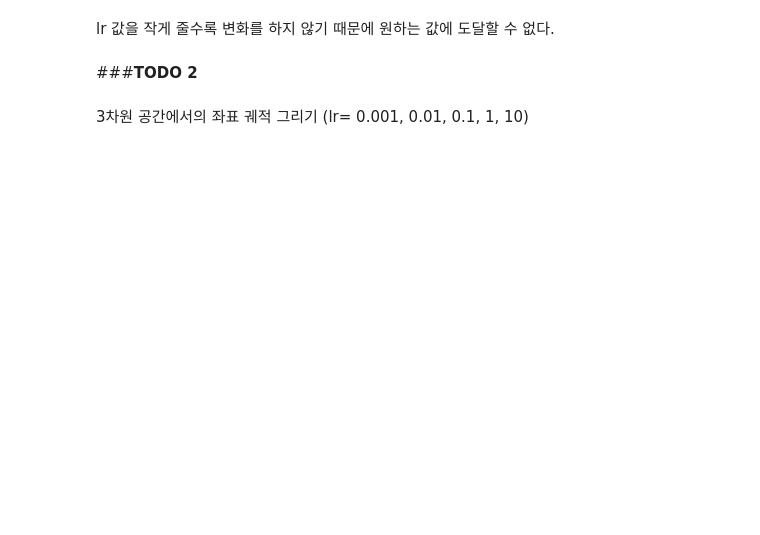
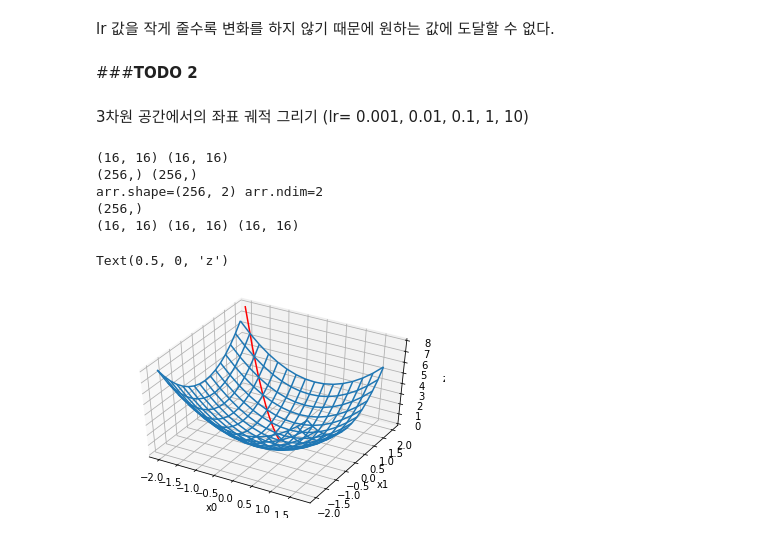
Before and after one commit to ealsk/Undergrad-DeepLearning-20Fall, a Jupyter notebook: 04_3_gradient_descent.ipynb, the cells around one changed output. Saved outputs shown, nothing was run; the diff lists cells and outputs as text; code cells hidden in the pictures; blank space fills up the shorter version.

```diff
--- a/04_3_gradient_descent.ipynb
+++ b/04_3_gradient_descent.ipynb
@@ -139,3 +131,31 @@ lr 값을 작게 줄수록 변화를 하지 않기 때문에 원하는 값에
 # %% [markdown]
 3차원 공간에서의 좌표 궤적 그리기
 (lr= 0.001, 0.01, 0.1, 1, 10)
+# %%
+from mpl_toolkits.mplot3d import Axes3D
+x0 = np.arange(-2, 2, 0.25)
+x1 = np.arange(-2, 2, 0.25)
+X, Y = np.meshgrid(x0, x1)
+print(X.shape,Y.shape)
+
+nrows = X.shape[0]
+ncols = X.shape[1]
+
+Xf = X.flatten()
+Yf = Y.flatten()
+arr = np.array([Xf, Yf]).transpose()
+
+print(Xf.shape,Yf.shape)
+print('arr.shape={} arr.ndim={}'.format(arr.shape, arr.ndim))
+
+Z = function_2(arr)
+print(Z.shape)
+
+Z = np.reshape(Z, (nrows,ncols))
+print(X.shape, Y.shape, Z.shape)
+# %% [output]
+(16, 16) (16, 16)
+(256,) (256,)
+arr.shape=(256, 2) arr.ndim=2
+(256,)
+(16, 16) (16, 16) (16, 16)
@@ -141,0 +164,13 @@ lr 값을 작게 줄수록 변화를 하지 않기 때문에 원하는 값에
+# %%
+fig = plt.figure()
+ax = plt.axes(projection="3d")
+ax.plot_wireframe(X, Y, Z)
+ax.plot(x_hist[:,0], x_hist[:,1], Z_hist,'r')
+
+ax.view_init(elev=45., azim=300)
+ax.set_xlabel('x0')
+ax.set_ylabel('x1')
+ax.set_zlabel('z')
+# %% [output]
+Text(0.5, 0, 'z')
+[figure, added]
```
Also changed, not shown: parts of 19 cells of this notebook.
